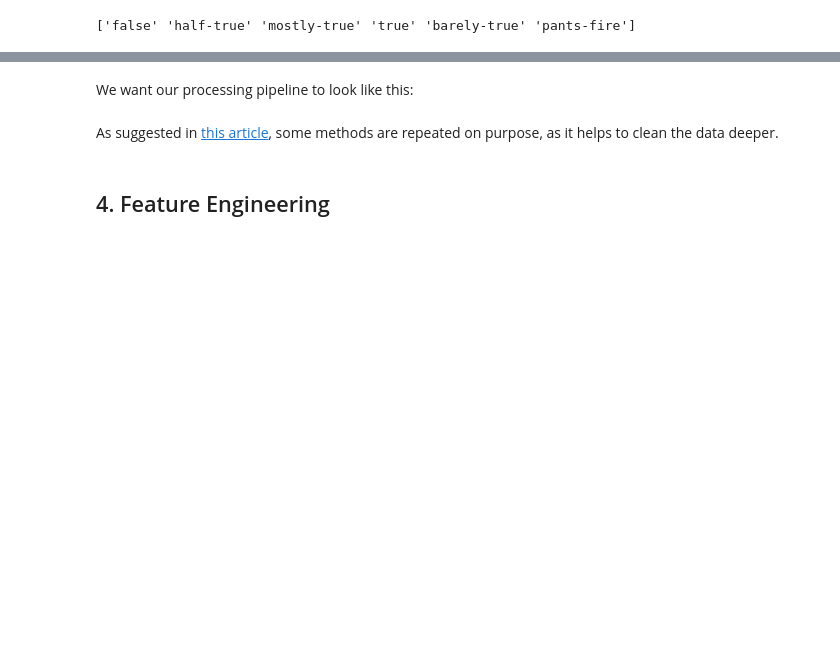
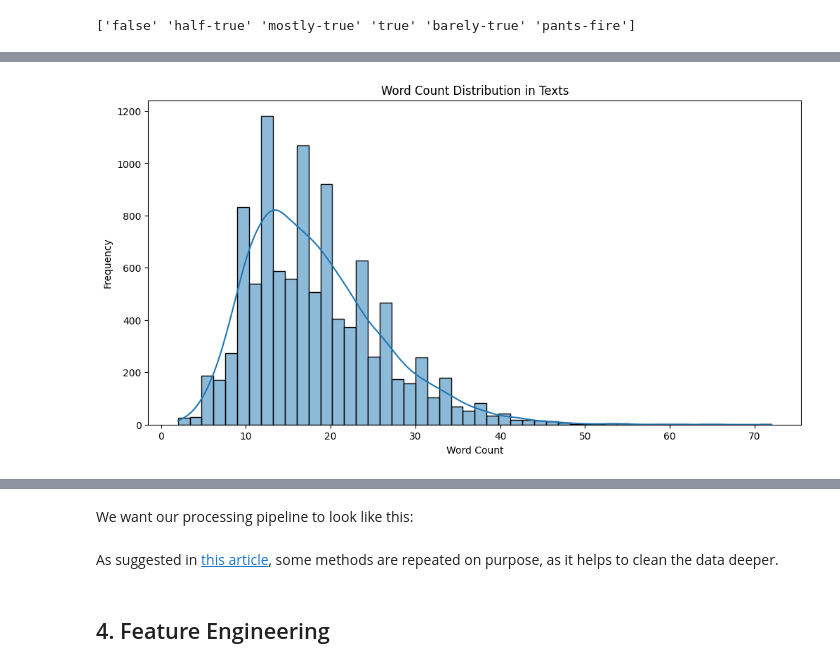
Before and after one commit to Yuliana7/fake-news-detector, a Jupyter notebook: fake-news-detector.ipynb, the cells around one changed output, grey strips where cells are left out. Saved outputs shown, nothing was run; the diff lists cells and outputs as text; code cells hidden in the pictures; blank space fills up the shorter version.

```diff
--- a/fake-news-detector.ipynb
+++ b/fake-news-detector.ipynb
@@ -297,0 +374,4 @@ for label in liar_df['Label'].unique():
+# %%
+plot_word_count_distribution(liar_df, "Statement")
+# %% [output]
+[figure, added]
```
Also changed, not shown: parts of 19 cells of this notebook, 3 other files.
